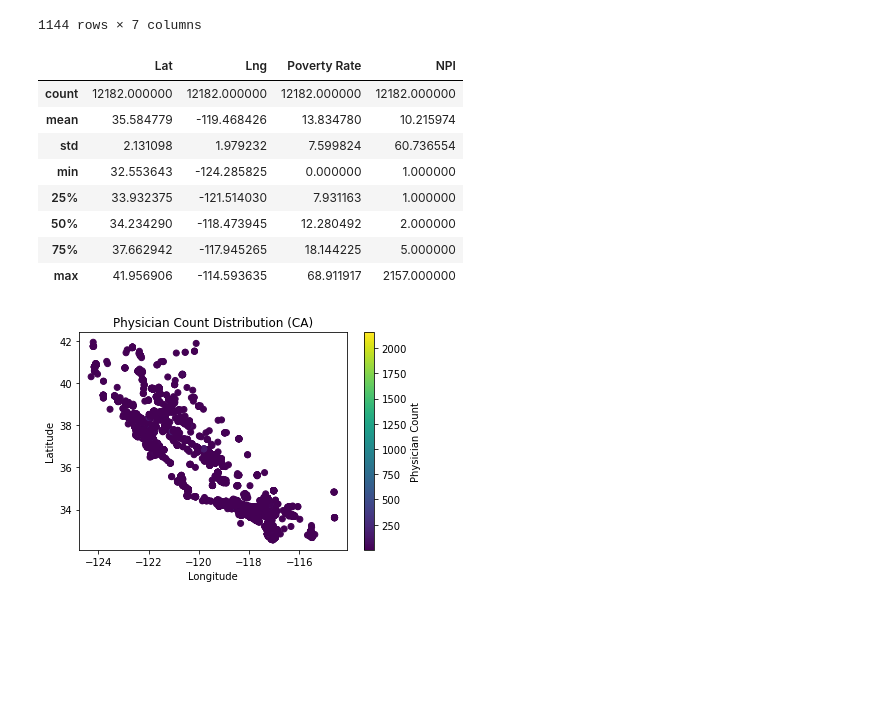
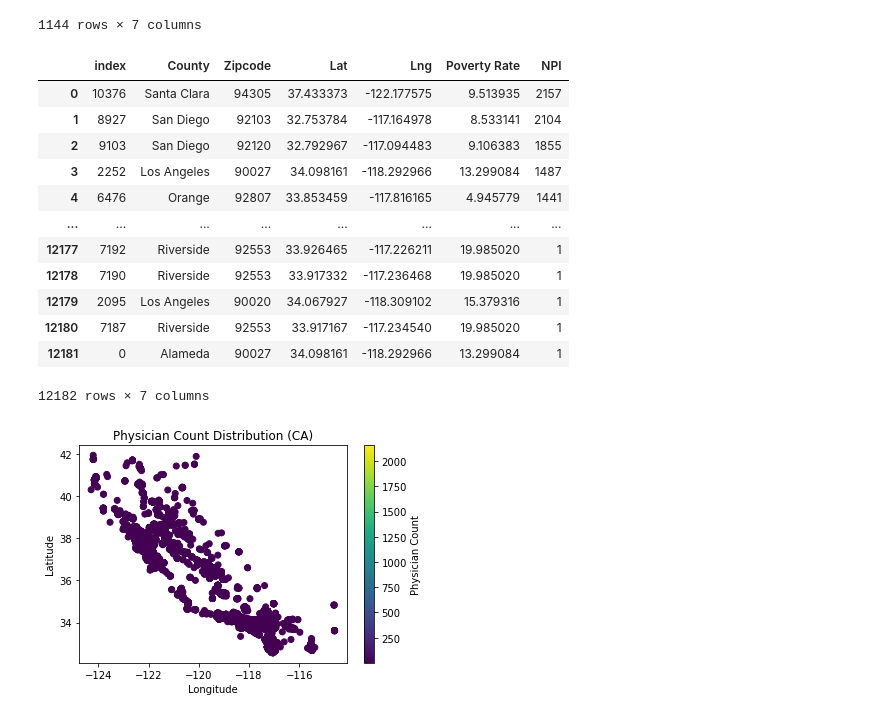
Before and after one commit to vsanga04/Project-1, a Jupyter notebook: Provider_data.ipynb, the cells around one changed output. Saved outputs shown, nothing was run; the diff lists cells and outputs as text; code cells hidden in the pictures; blank space fills up the shorter version.

```diff
--- a/Provider_data.ipynb
+++ b/Provider_data.ipynb
@@ -412,22 +412,30 @@ zip_county
 1144 rows × 7 columns
 # %%
 # count_spec_zip = census_data.groupby(["County", "Zipcode", "Lat", "Lng"])
-count_spec_zip = census_data.groupby(["County", "Lat", "Lng", "Poverty Rate"])
+count_spec_zip = census_data.groupby(["County", "Zipcode", "Lat", "Lng", "Poverty Rate"])
 count_spec_zipcodes = count_spec_zip["NPI"].count()
 count_spec_zipcodes
 count_spec_zip_df = count_spec_zipcodes.reset_index()
+count_spec_zip_df=count_spec_zip_df.sort_values(by ="NPI", ascending = False)
+count_spec_zip_df = count_spec_zip_df.reset_index()
 count_spec_zip_df
-count_spec_zip_df.describe()
+# count_spec_zip_df.describe()
+
+# count_spec_zip_df.loc[count_spec_zip_df["NPI"]==2157]
 # %% [output]
-|  | Lat | Lng | Poverty Rate | NPI |
-| count | 12182.000000 | 12182.000000 | 12182.000000 | 12182.000000 |
-| mean | 35.584779 | -119.468426 | 13.834780 | 10.215974 |
-| std | 2.131098 | 1.979232 | 7.599824 | 60.736554 |
-| min | 32.553643 | -124.285825 | 0.000000 | 1.000000 |
-| 25% | 33.932375 | -121.514030 | 7.931163 | 1.000000 |
-| 50% | 34.234290 | -118.473945 | 12.280492 | 2.000000 |
-| 75% | 37.662942 | -117.945265 | 18.144225 | 5.000000 |
-| max | 41.956906 | -114.593635 | 68.911917 | 2157.000000 |
+|  | index | County | Zipcode | Lat | Lng | Poverty Rate | NPI |
+| 0 | 10376 | Santa Clara | 94305 | 37.433373 | -122.177575 | 9.513935 | 2157 |
+| 1 | 8927 | San Diego | 92103 | 32.753784 | -117.164978 | 8.533141 | 2104 |
+| 2 | 9103 | San Diego | 92120 | 32.792967 | -117.094483 | 9.106383 | 1855 |
+| 3 | 2252 | Los Angeles | 90027 | 34.098161 | -118.292966 | 13.299084 | 1487 |
+| 4 | 6476 | Orange | 92807 | 33.853459 | -117.816165 | 4.945779 | 1441 |
+| ... | ... | ... | ... | ... | ... | ... | ... |
+| 12177 | 7192 | Riverside | 92553 | 33.926465 | -117.226211 | 19.985020 | 1 |
+| 12178 | 7190 | Riverside | 92553 | 33.917332 | -117.236468 | 19.985020 | 1 |
+| 12179 | 2095 | Los Angeles | 90020 | 34.067927 | -118.309102 | 15.379316 | 1 |
+| 12180 | 7187 | Riverside | 92553 | 33.917167 | -117.234540 | 19.985020 | 1 |
+| 12181 | 0 | Alameda | 90027 | 34.098161 | -118.292966 | 13.299084 | 1 |
+12182 rows × 7 columns
 # %%
 
 plt.scatter(count_spec_zip_df['Lng'],count_spec_zip_df['Lat'],c=count_spec_zip_df['NPI'])
```
Also changed, not shown: parts of 7 cells of this notebook, 4 other files.
